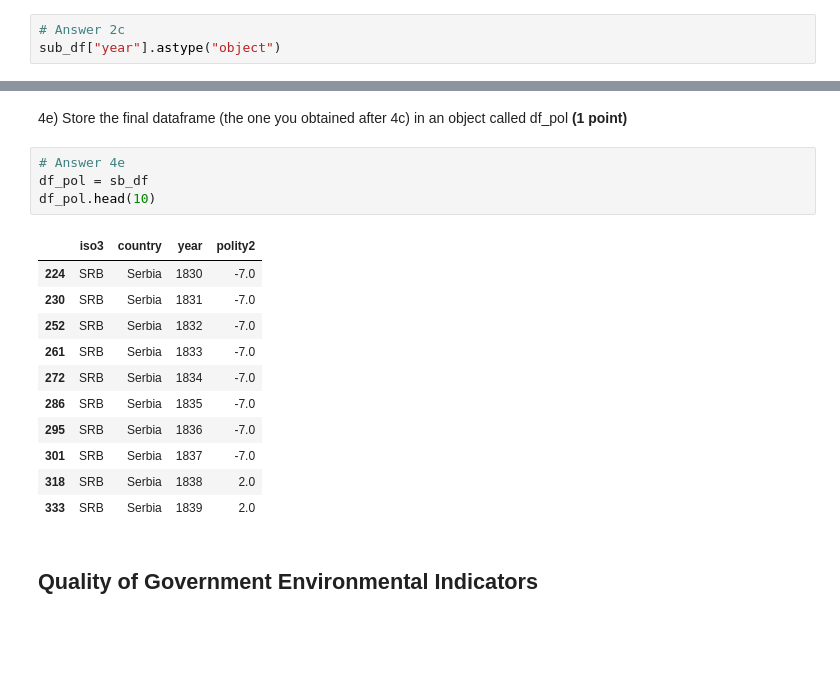
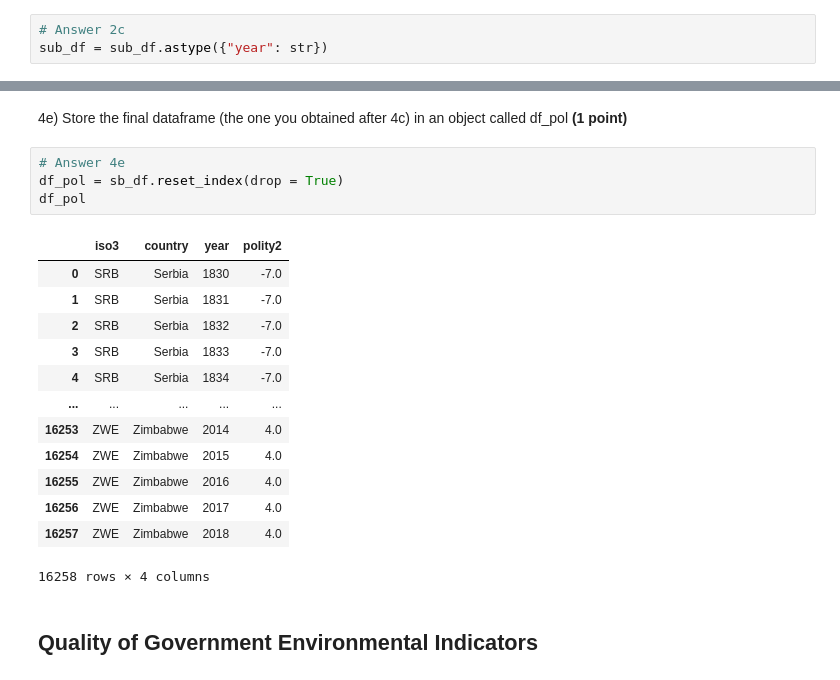
Before and after one commit to RitaGhilardi/class_datascience, a Jupyter notebook: Assigment/01_individual_assignment_RG.ipynb, the cells around one changed output, grey strips where cells are left out. Cells and saved outputs as stored; diff of their text form; blank space fills up the shorter version.

```diff
--- a/Assigment/01_individual_assignment_RG.ipynb
+++ b/Assigment/01_individual_assignment_RG.ipynb
@@ -122,4 +121,4 @@ dtype('int64')
 Hint: if you get a warning message of the type "SettingWithCopyWarning", it is because you did not subset the data in the right way. Go back to your class notes and check the different ways to subset a dataframe, and try again. If you do it correctly, you will not get the warning message.
 # %%
 # Answer 2c
-sub_df["year"].astype("object")
+sub_df = sub_df.astype({"year": str})
@@ -353,20 +374,22 @@ map_gps.show()
 4e) Store the final dataframe (the one you obtained after 4c) in an object called df_pol **(1 point)**
 # %%
 # Answer 4e
-df_pol = sb_df
-df_pol.head(10)
+df_pol = sb_df.reset_index(drop = True)
+df_pol
 # %% [output]
 |  | iso3 | country | year | polity2 |
-| 224 | SRB | Serbia | 1830 | -7.0 |
-| 230 | SRB | Serbia | 1831 | -7.0 |
-| 252 | SRB | Serbia | 1832 | -7.0 |
-| 261 | SRB | Serbia | 1833 | -7.0 |
-| 272 | SRB | Serbia | 1834 | -7.0 |
-| 286 | SRB | Serbia | 1835 | -7.0 |
-| 295 | SRB | Serbia | 1836 | -7.0 |
-| 301 | SRB | Serbia | 1837 | -7.0 |
-| 318 | SRB | Serbia | 1838 | 2.0 |
-| 333 | SRB | Serbia | 1839 | 2.0 |
+| 0 | SRB | Serbia | 1830 | -7.0 |
+| 1 | SRB | Serbia | 1831 | -7.0 |
+| 2 | SRB | Serbia | 1832 | -7.0 |
+| 3 | SRB | Serbia | 1833 | -7.0 |
+| 4 | SRB | Serbia | 1834 | -7.0 |
+| ... | ... | ... | ... | ... |
+| 16253 | ZWE | Zimbabwe | 2014 | 4.0 |
+| 16254 | ZWE | Zimbabwe | 2015 | 4.0 |
+| 16255 | ZWE | Zimbabwe | 2016 | 4.0 |
+| 16256 | ZWE | Zimbabwe | 2017 | 4.0 |
+| 16257 | ZWE | Zimbabwe | 2018 | 4.0 |
+16258 rows × 4 columns
 # %% [markdown]
 ## Quality of Government Environmental Indicators <a class="anchor" id="qog"></a>
 # %% [markdown]
```
Also changed, not shown: parts of 41 cells of this notebook, 1 other file.
